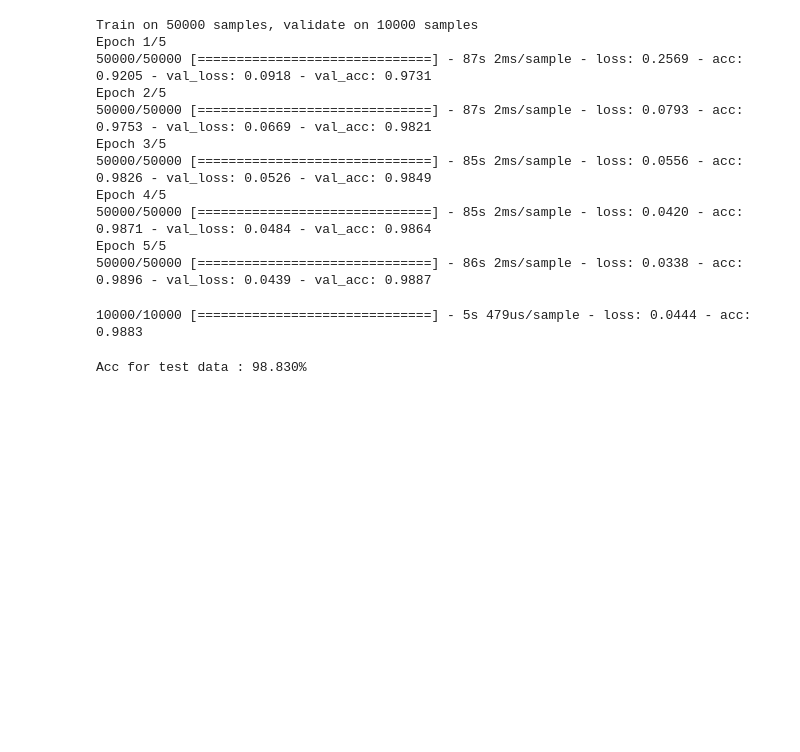
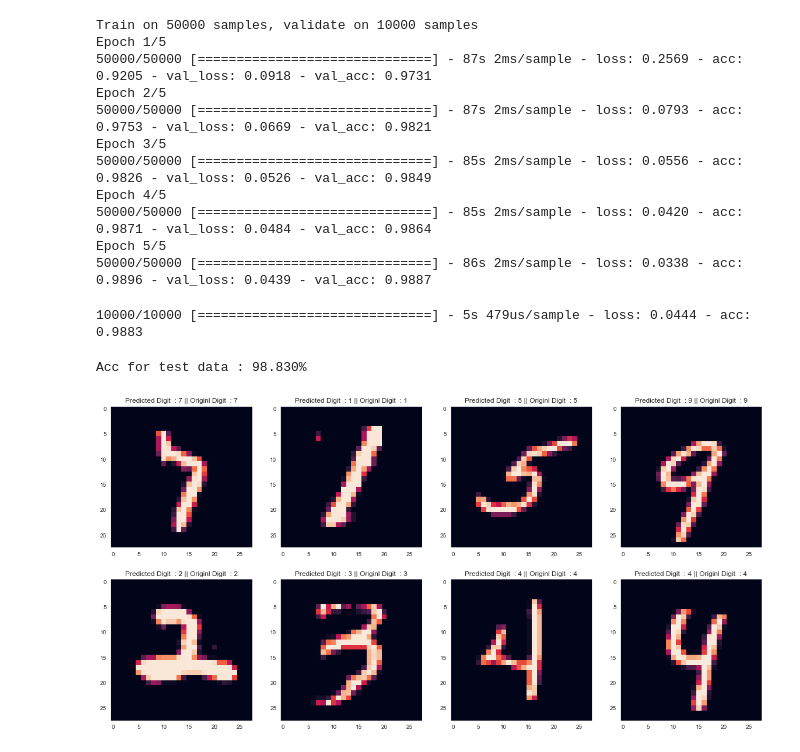
Before and after one commit to ANKITPODDER2000/Deep-Learning-with-Python, a Jupyter notebook: ConvMNIST.ipynb, the cells around one changed output. Saved outputs shown, nothing was run; the diff lists cells and outputs as text; code cells hidden in the pictures; blank space fills up the shorter version.

```diff
--- a/ConvMNIST.ipynb
+++ b/ConvMNIST.ipynb
@@ -137,13 +137,15 @@ print("Acc for test data : %.3f%%"%(acc[1] * 100))
 Acc for test data : 98.830%
 # %%
 def pred(a , i):
-    pred = model3.predict(test_data[i : i + 1]).argmax()
-    a.imshow(test_data[i])
+    pred = model.predict(test_data[i : i + 1]).argmax()
+    a.imshow(test_data[i].reshape((28 , 28)))
     a.grid(False)
     a.set_title("Predicted Digit  : %d || Originl Digit  : %d"%(pred , test_label[i].argmax()))
 # %%
-im
+import random
 _ , ax = plt.subplots(2 , 4 , figsize = (20 , 10))
 for i in range(8):
     ind = random.randint(0,10000)
     pred(ax[i//4 , i % 4] , ind)
+# %% [output]
+[figure, added]
```
